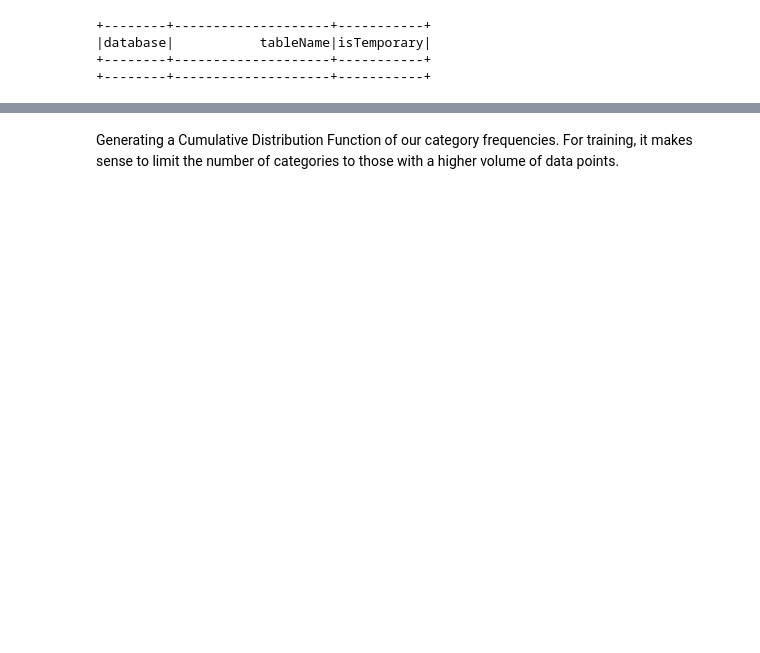
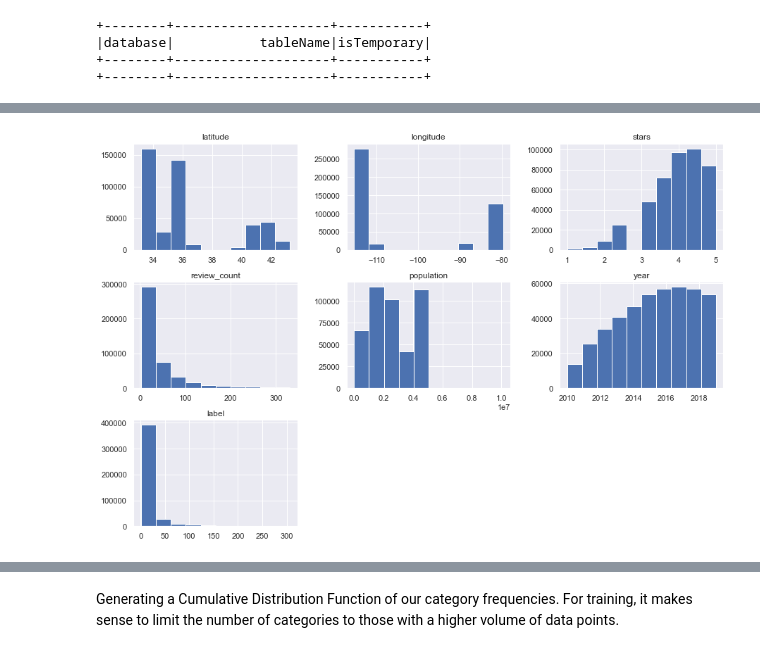
Before and after one commit to maxcopeland/gym-flow, a Jupyter notebook: get_data.ipynb, the cells around one changed output, grey strips where cells are left out. Saved outputs shown, nothing was run; the diff lists cells and outputs as text; code cells hidden in the pictures; blank space fills up the shorter version.

```diff
--- a/get_data.ipynb
+++ b/get_data.ipynb
@@ -488,0 +481,4 @@ memory usage: 19.0+ MB
+# %%
+df.hist(figsize=(15, 10));
+# %% [output]
+[figure, added]
```
Also changed, not shown: parts of 80 cells of this notebook, 1 other file.
